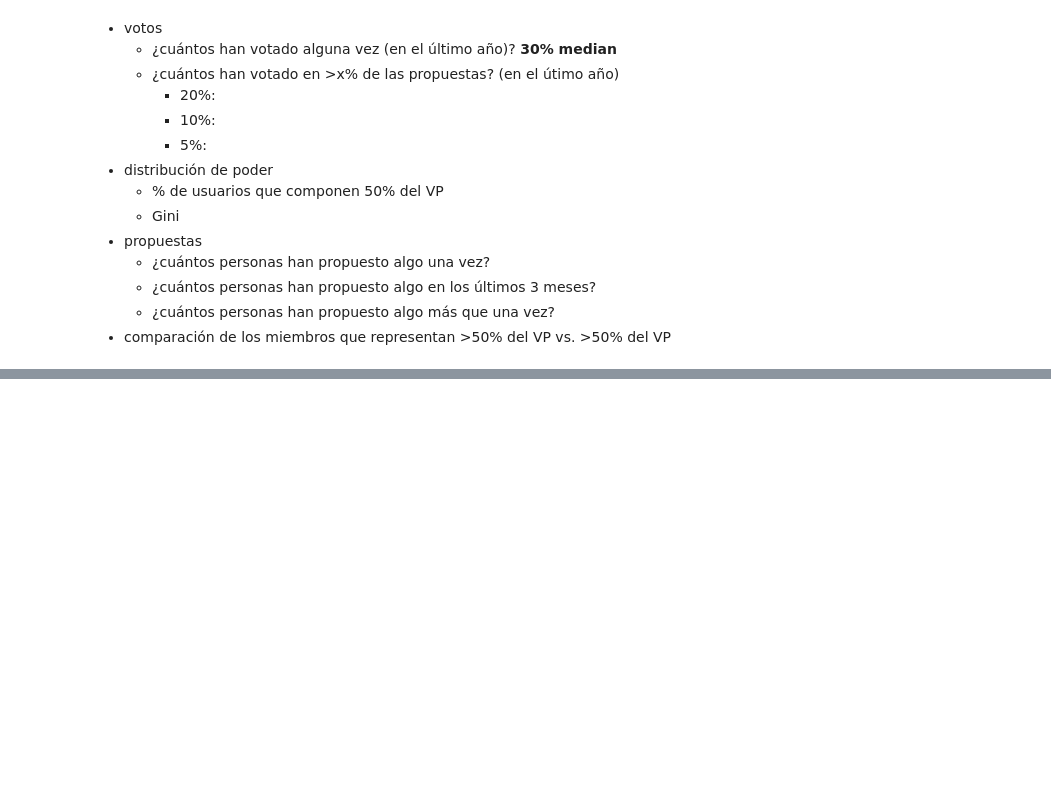
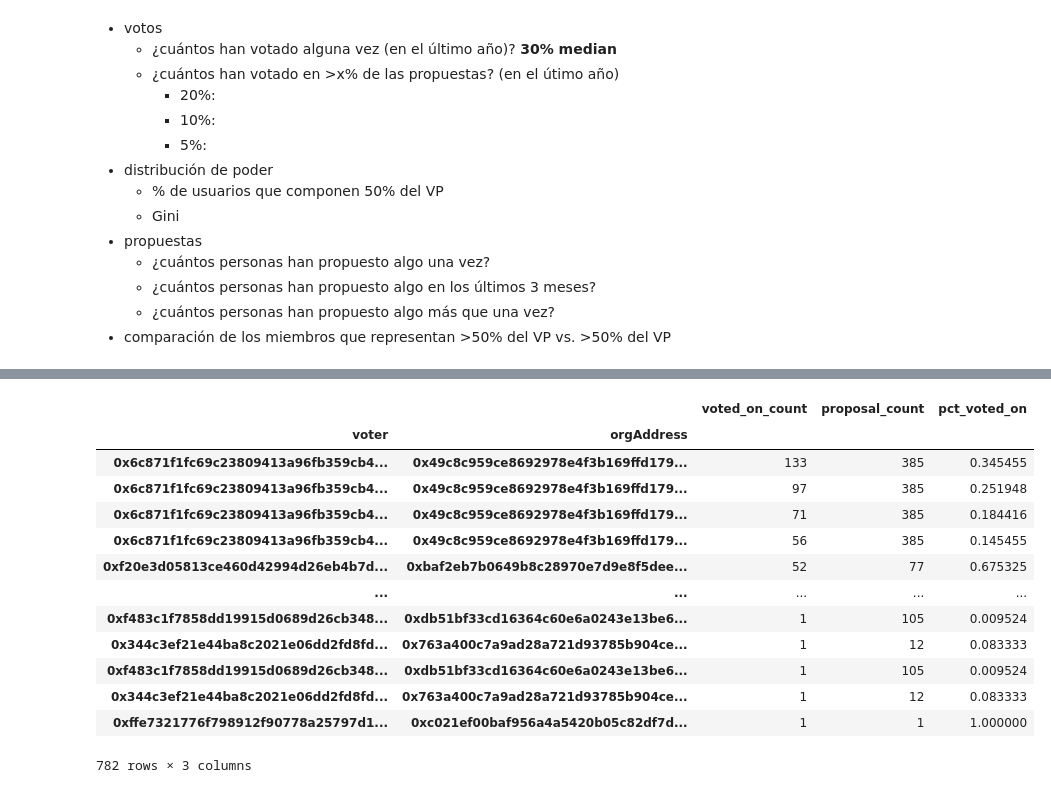
Before and after one commit to daviddavo/daos-verano, a Jupyter notebook: daoanalyzer/2023-06-21 - Aragon Casts.ipynb, the cells around one changed output, grey strips where cells are left out. Drawn from its saved outputs; the diff is of its cells as text; code cells hidden in the pictures; blank space fills up the shorter version.

```diff
--- a/daoanalyzer/2023-06-21 - Aragon Casts.ipynb
+++ b/daoanalyzer/2023-06-21 - Aragon Casts.ipynb
@@ -198,0 +222,7 @@ organizations[organizations['pct_of_token_holders_who_have_voted_in_the_last_yea
+# %%
+# calculate the percentage of token holders who have voted on more than 10% of the proposals
+# group this years casts by voter and organization and count the number of proposals they have voted on
+voters = this_years_casts.groupby(['voter', 'orgAddress']).agg({'voteId': 'count'}).sort_values(by='voteId', ascending=False)
+# rename voteId to vote_count
+voters = voters.rename(columns={'voteId': 'vote_count'})
+voters
@@ -198,0 +244,5 @@ organizations[organizations['pct_of_token_holders_who_have_voted_in_the_last_yea
+# %%
+# get the number of proposals per organization
+proposals_per_organization = this_years_casts.groupby('orgAddress').agg({'voteId': 'count'}).sort_values(by='voteId', ascending=False)
+proposals_per_organization = proposals_per_organization.rename(columns={'voteId': 'vote_count'})
+proposals_per_organization
@@ -198,0 +264,6 @@ organizations[organizations['pct_of_token_holders_who_have_voted_in_the_last_yea
+# %%
+# join voters and proposals_per_organization
+pct_voted_on_metrics = pd.merge(voters, proposals_per_organization, left_index=True, right_index=True, how='inner')
+# rename vote_count_x to voted_on_count and vote_count_y to proposal_count
+pct_voted_on_metrics = pct_voted_on_metrics.rename(columns={'vote_count_x': 'voted_on_count', 'vote_count_y': 'proposal_count'})
+pct_voted_on_metrics
@@ -198,0 +285,19 @@ organizations[organizations['pct_of_token_holders_who_have_voted_in_the_last_yea
+# %%
+# add column pct_voted_on
+pct_voted_on_metrics['pct_voted_on'] = pct_voted_on_metrics['voted_on_count'] / pct_voted_on_metrics['proposal_count']
+pct_voted_on_metrics
+# %% [output]
+|  |  | voted_on_count | proposal_count | pct_voted_on |
+| voter | orgAddress |  |  |  |
+| 0x6c871f1fc69c23809413a96fb359cb4... | 0x49c8c959ce8692978e4f3b169ffd179... | 133 | 385 | 0.345455 |
+| 0x6c871f1fc69c23809413a96fb359cb4... | 0x49c8c959ce8692978e4f3b169ffd179... | 97 | 385 | 0.251948 |
+| 0x6c871f1fc69c23809413a96fb359cb4... | 0x49c8c959ce8692978e4f3b169ffd179... | 71 | 385 | 0.184416 |
+| 0x6c871f1fc69c23809413a96fb359cb4... | 0x49c8c959ce8692978e4f3b169ffd179... | 56 | 385 | 0.145455 |
+| 0xf20e3d05813ce460d42994d26eb4b7d... | 0xbaf2eb7b0649b8c28970e7d9e8f5dee... | 52 | 77 | 0.675325 |
+| ... | ... | ... | ... | ... |
+| 0xf483c1f7858dd19915d0689d26cb348... | 0xdb51bf33cd16364c60e6a0243e13be6... | 1 | 105 | 0.009524 |
+| 0x344c3ef21e44ba8c2021e06dd2fd8fd... | 0x763a400c7a9ad28a721d93785b904ce... | 1 | 12 | 0.083333 |
+| 0xf483c1f7858dd19915d0689d26cb348... | 0xdb51bf33cd16364c60e6a0243e13be6... | 1 | 105 | 0.009524 |
+| 0x344c3ef21e44ba8c2021e06dd2fd8fd... | 0x763a400c7a9ad28a721d93785b904ce... | 1 | 12 | 0.083333 |
+| 0xffe7321776f798912f90778a25797d1... | 0xc021ef00baf956a4a5420b05c82df7d... | 1 | 1 | 1.000000 |
+782 rows × 3 columns
```
Also changed, not shown: parts of 16 cells of this notebook, 1 other file.
